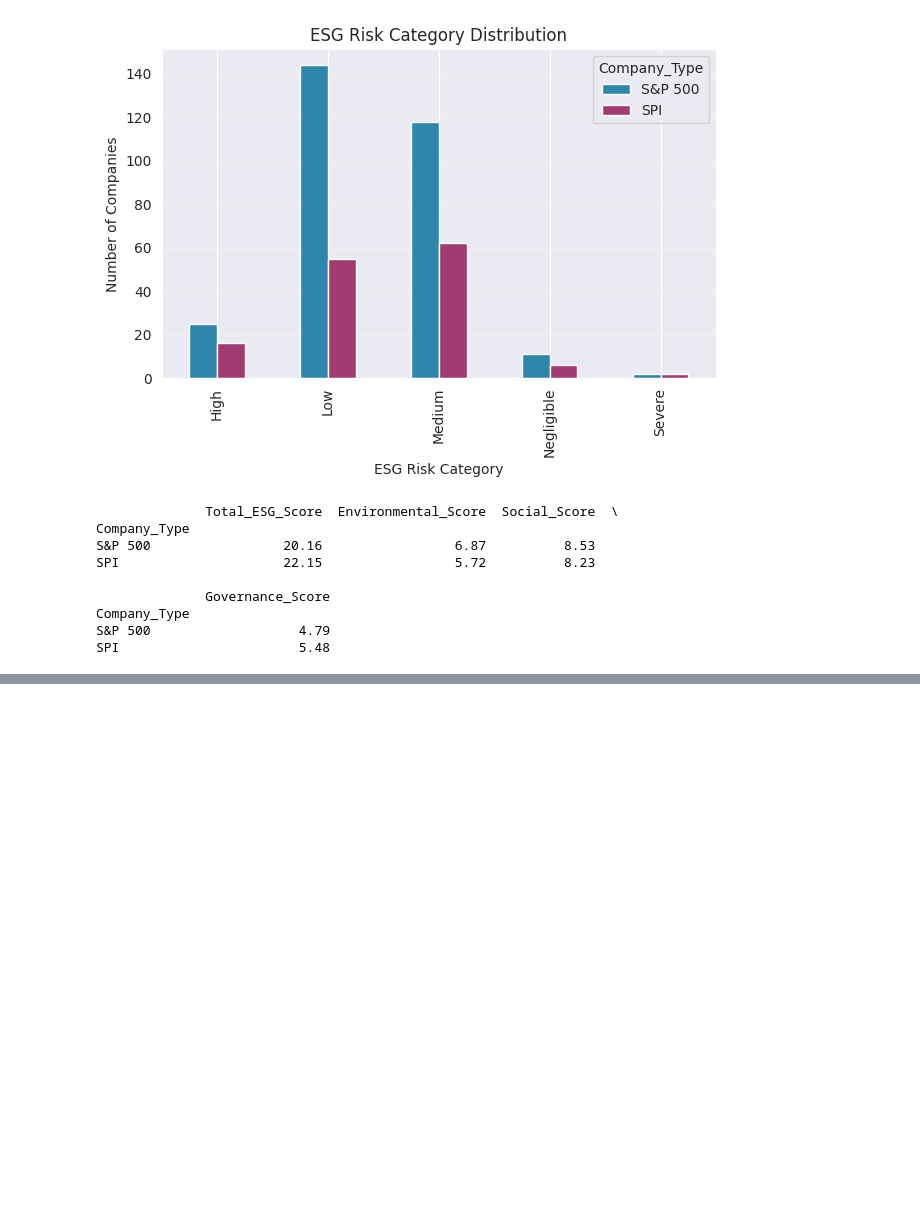
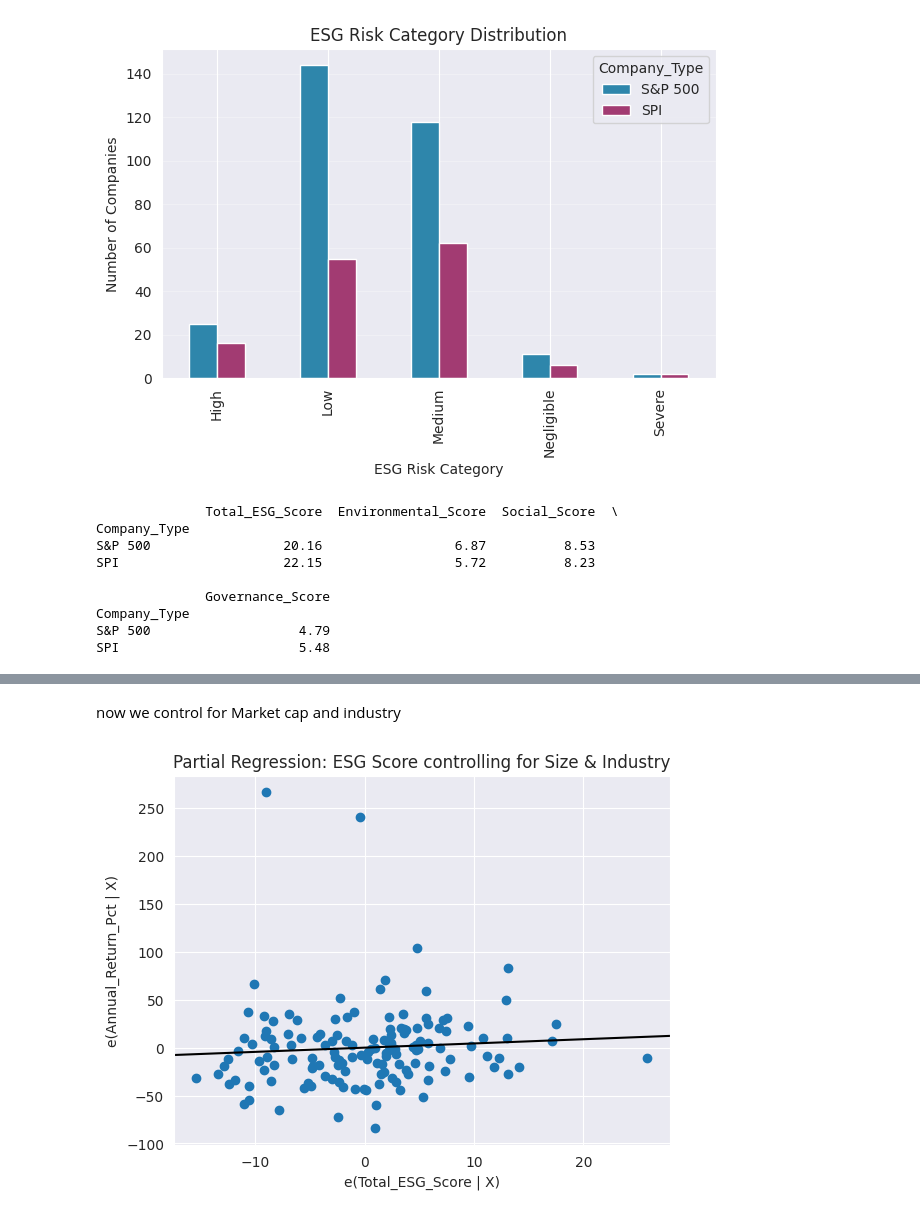
Before and after one commit to Biaancabe/W.MSCIDS_CIP02.H25_BB_MT_XS, a Jupyter notebook: Data Prep.ipynb, the cells around one changed output, grey strips where cells are left out. Drawn from its saved outputs; the diff is of its cells as text; code cells hidden in the pictures; blank space fills up the shorter version.

```diff
--- a/Data Prep.ipynb
+++ b/Data Prep.ipynb
@@ -1012,0 +1224,14 @@ SPI                       5.48
+# %% [markdown]
+now we control for Market cap and industry
+# %%
+fig = sm.graphics.plot_partregress(
+    endog="Annual_Return_Pct",
+    exog_i="Total_ESG_Score",
+    exog_others=["log_mc", "Revenue_Growth_Pct"],
+    data=df_return,
+    obs_labels=False
+)
+plt.title("Partial Regression: ESG Score controlling for Size & Industry")
+plt.show()
+# %% [output]
+[figure, added]
```
Also changed, not shown: parts of 23 cells of this notebook.
